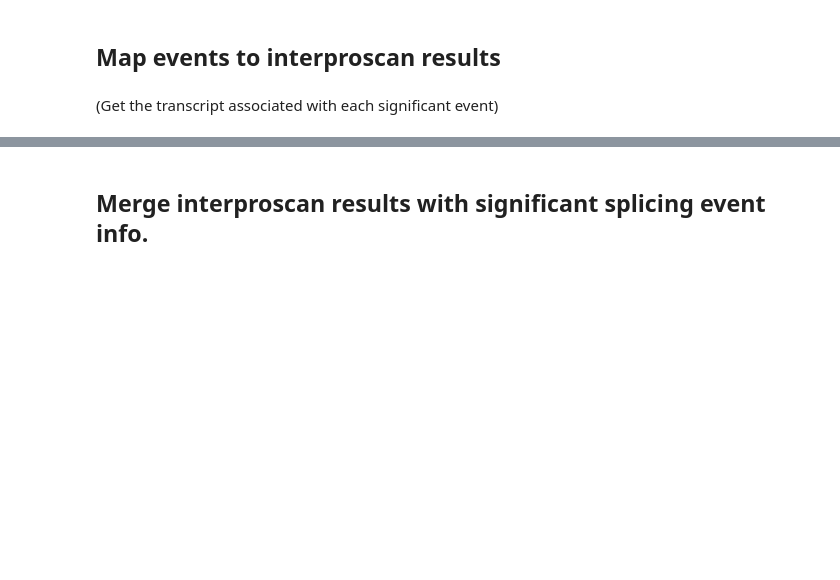
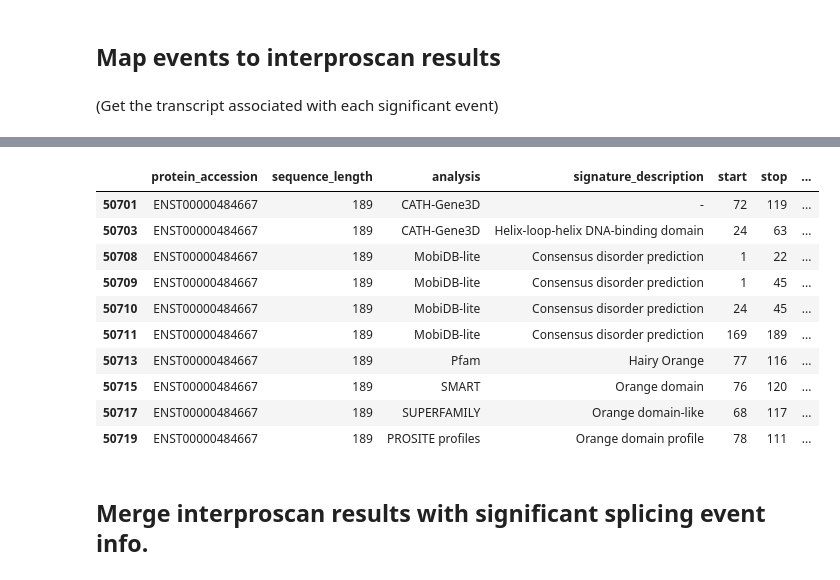
Before and after one commit to reliscu/bulk_splicing_GTEx_cortex, a Jupyter notebook: 30_parse_interproscan_results.ipynb, the cells around one changed output, grey strips where cells are left out. Cells and saved outputs as stored; diff of their text form; code cells hidden in the pictures; blank space fills up the shorter version.

```diff
--- a/30_parse_interproscan_results.ipynb
+++ b/30_parse_interproscan_results.ipynb
@@ -164,11 +194,15 @@ for ev, rec in event_protein_map.items():
                 frame_preserving = rec_incl['frame_preserving'],
                 aa_start = junction_aa,   # reference point for coordinate conversion
                 aa_end = junction_aa,
-                exon_cds_start = rec_incl['exon_cds_start'],
-                exon_cds_end = rec_incl['exon_cds_end'],
+                transcript_cds_start = ""
+                # exon_cds_start = rec_incl['exon_cds_start'],
+                # exon_cds_end = rec_incl['exon_cds_end'],
             )
             if not s.empty:
                 event_interproscan_map[ev]['real_skip'] = s.reset_index(drop=True)
+        break
+
+        # cds = _cds_rows(cds_by_transcript.get(skip_transcript))
 
     # synthetic skip
     if rec.get('synthetic_skip'):
@@ -180,8 +214,8 @@ for ev, rec in event_protein_map.items():
                 frame_preserving = rec_incl['frame_preserving'],
                 aa_start = junction_aa,   # reference point for coordinate conversion
                 aa_end = junction_aa,
-                exon_cds_start = rec_incl['exon_cds_start'],
-                exon_cds_end = rec_incl['exon_cds_end'],
+                # exon_cds_start = rec_incl['exon_cds_start'],
+                # exon_cds_end = rec_incl['exon_cds_end'],
             )
             if not s.empty:
                 event_interproscan_map[ev]['synthetic_skip'] = s.reset_index(drop=True)
@@ -236,3 +349,17 @@ for ev, rec in event_protein_map.items():
+# %%
+skip_df
+# %% [output]
+|  | protein_accession | sequence_length | analysis | signature_description | start | stop | ... |
+| 50701 | ENST00000484667 | 189 | CATH-Gene3D | - | 72 | 119 | ... |
+| 50703 | ENST00000484667 | 189 | CATH-Gene3D | Helix-loop-helix DNA-binding domain | 24 | 63 | ... |
+| 50708 | ENST00000484667 | 189 | MobiDB-lite | Consensus disorder prediction | 1 | 22 | ... |
+| 50709 | ENST00000484667 | 189 | MobiDB-lite | Consensus disorder prediction | 1 | 45 | ... |
+| 50710 | ENST00000484667 | 189 | MobiDB-lite | Consensus disorder prediction | 24 | 45 | ... |
+| 50711 | ENST00000484667 | 189 | MobiDB-lite | Consensus disorder prediction | 169 | 189 | ... |
+| 50713 | ENST00000484667 | 189 | Pfam | Hairy Orange | 77 | 116 | ... |
+| 50715 | ENST00000484667 | 189 | SMART | Orange domain | 76 | 120 | ... |
+| 50717 | ENST00000484667 | 189 | SUPERFAMILY | Orange domain-like | 68 | 117 | ... |
+| 50719 | ENST00000484667 | 189 | PROSITE profiles | Orange domain profile | 78 | 111 | ... |
 # %%
 with open('data/event_interproscan_map.pkl', "wb") as file:
     pickle.dump(event_interproscan_map, file)
```
Also changed, not shown: parts of 9 cells of this notebook, 3 other files.
